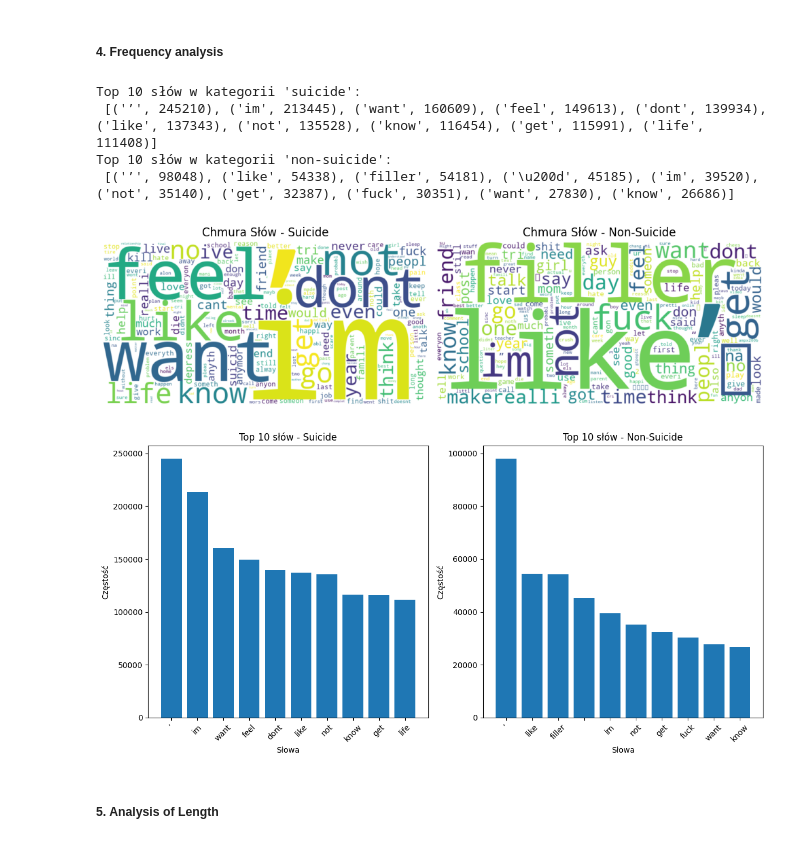
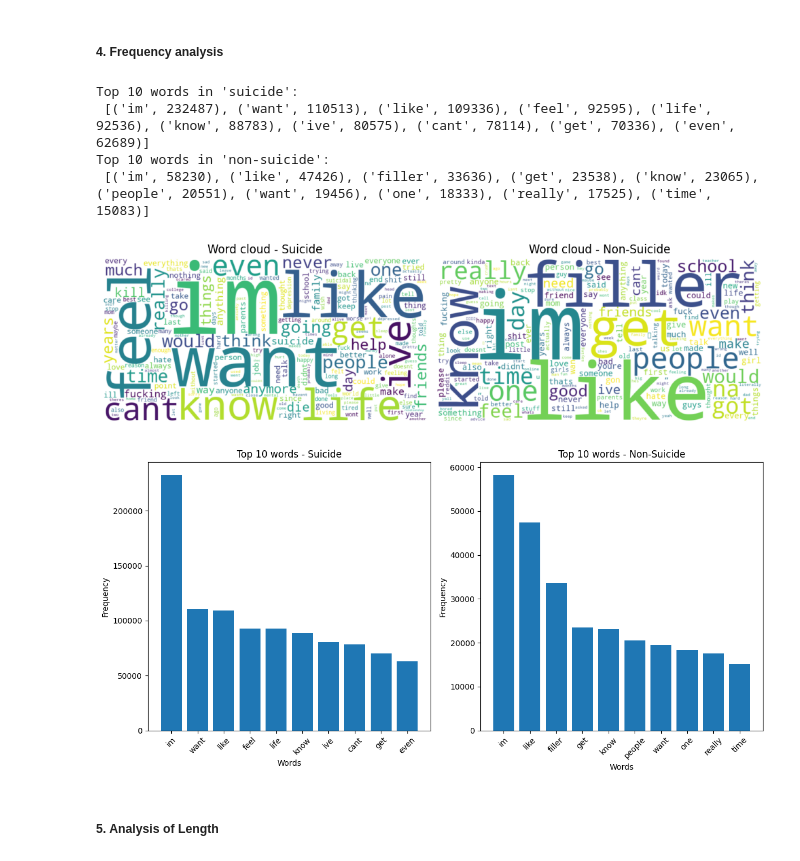
Before and after one commit to Passonei/NLP_Suicide_Detection, a Jupyter notebook: notebooks/analysis.ipynb, the cells around one changed output. Drawn from its saved outputs; the diff is of its cells as text; code cells hidden in the pictures.

```diff
--- a/notebooks/analysis.ipynb
+++ b/notebooks/analysis.ipynb
@@ -128,3 +162,9 @@ Remove links, numbers
+# %%
+def shorten_text(text):
+    shortened_text = text[:200]
+    return shortened_text
+
+df_suicide_detection['corpus'] = df_suicide_detection['corpus'].apply(shorten_text)
 # %% [markdown]
 Stemming
 # %%
@@ -139 +179,12 @@ df_suicide_detection['text'].head(1)
 Name: text, dtype: object
+# %%
+df_suicide_detection['length'] = df_suicide_detection['text'].apply(lambda x: len(x.split()))
+df_suicide_detection['post_length'] = df_suicide_detection['corpus'].apply(lambda x: len(x))
+
+len_documents = pd.concat(
+    [df_suicide_detection['length'].describe(),
+    df_suicide_detection['post_length'].describe()],
+    axis=1
+)
+len_documents.columns = ["before_preprocesing", "after_preprocessing"]
+len_documents.drop('count')
@@ -171,3 +228,5 @@ df_suicide_detection
+# %%
+df_suicide_detection = df_suicide_detection[df_suicide_detection['post_length']!=0]
 # %% [markdown]
 ##### 3. Vectorization
 # %%
@@ -184,8 +243,8 @@ import matplotlib.pyplot as plt
 data_suicide = df_suicide_detection[df_suicide_detection['class'] == 1]
 data_non_suicide = df_suicide_detection[df_suicide_detection['class'] == 0]
 # %%
-words_suicide = [word for post in data_suicide['text'] for word in post]
-words_non_suicide = [word for post in data_non_suicide['text'] for word in post]
+words_suicide = [word for post in data_suicide['corpus'] for word in post]
+words_non_suicide = [word for post in data_non_suicide['corpus'] for word in post]
 # %%
 word_freq_suicide = Counter(words_suicide)
 word_freq_non_suicide = Counter(words_non_suicide)
@@ -193,56 +252,54 @@ word_freq_non_suicide = Counter(words_non_suicide)
 top_10_words_suicide = word_freq_suicide.most_common(10)
 top_10_words_non_suicide = word_freq_non_suicide.most_common(10)
 
-print("Top 10 słów w kategorii 'suicide':\n", top_10_words_suicide)
-print("Top 10 słów w kategorii 'non-suicide':\n", top_10_words_non_suicide)
+print("Top 10 words in 'suicide':\n", top_10_words_suicide)
+print("Top 10 words in 'non-suicide':\n", top_10_words_non_suicide)
 # %% [output]
-Top 10 słów w kategorii 'suicide':
- [('’', 245210), ('im', 213445), ('want', 160609), ('feel', 149613), ('dont', 139934), ('like', 137343), ('not', 135528), ('know', 116454), ('get', 115991), ('life', 111408)]
-Top 10 słów w kategorii 'non-suicide':
- [('’', 98048), ('like', 54338), ('filler', 54181), ('\u200d', 45185), ('im', 39520), ('not', 35140), ('get', 32387), ('fuck', 30351), ('want', 27830), ('know', 26686)]
+Top 10 words in 'suicide':
+ [('im', 232487), ('want', 110513), ('like', 109336), ('feel', 92595), ('life', 92536), ('know', 88783), ('ive', 80575), ('cant', 78114), ('get', 70336), ('even', 62689)]
+Top 10 words in 'non-suicide':
+ [('im', 58230), ('like', 47426), ('filler', 33636), ('get', 23538), ('know', 23065), ('people', 20551), ('want', 19456), ('one', 18333), ('really', 17525), ('time', 15083)]
 # %%
 from wordcloud import WordCloud
 
-# Tworzenie chmur słów dla obu kategorii
 wordcloud_suicide = WordCloud(width=800, height=400, background_color='white').generate_from_frequencies(word_freq_suicide)
 wordcloud_non_suicide = WordCloud(width=800, height=400, background_color='white').generate_from_frequencies(word_freq_non_suicide)
 
-# Wyświetlenie chmur słów
 plt.figure(figsize=(10, 6))
 plt.subplot(1, 2, 1)
 plt.imshow(wordcloud_suicide, interpolation='bilinear')
-plt.title('Chmura Słów - Suicide')
+plt.title('Word cloud - Suicide')
 plt.axis('off')
 
 plt.subplot(1, 2, 2)
 plt.imshow(wordcloud_non_suicide, interpolation='bilinear')
-plt.title('Chmura Słów - Non-Suicide')
+plt.title('Word cloud - Non-Suicide')
 plt.axis('off')
 
 plt.tight_layout()
 plt.show()
 # %% [output]
-[figure, old version]
+[figure, new version]
 # %%
 plt.figure(figsize=(12, 6))
 
 plt.subplot(1, 2, 1)
 plt.bar(*zip(*top_10_words_suicide))
-plt.title('Top 10 słów - Suicide')
-plt.xlabel('Słowa')
-plt.ylabel('Częstość')
+plt.title('Top 10 words - Suicide')
+plt.xlabel('Words')
+plt.ylabel('Frequency')
 plt.xticks(rotation=45)
 
 plt.subplot(1, 2, 2)
 plt.bar(*zip(*top_10_words_non_suicide))
-plt.title('Top 10 słów - Non-Suicide')
-plt.xlabel('Słowa')
-plt.ylabel('Częstość')
+plt.title('Top 10 words - Non-Suicide')
+plt.xlabel('Words')
+plt.ylabel('Frequency')
 plt.xticks(rotation=45)
 
 plt.tight_layout()
 plt.show()
 # %% [output]
-[figure, old version]
+[figure, new version]
 # %% [markdown]
 ##### 5. Analysis of Length
```
Also changed, not shown: parts of 35 cells of this notebook.
